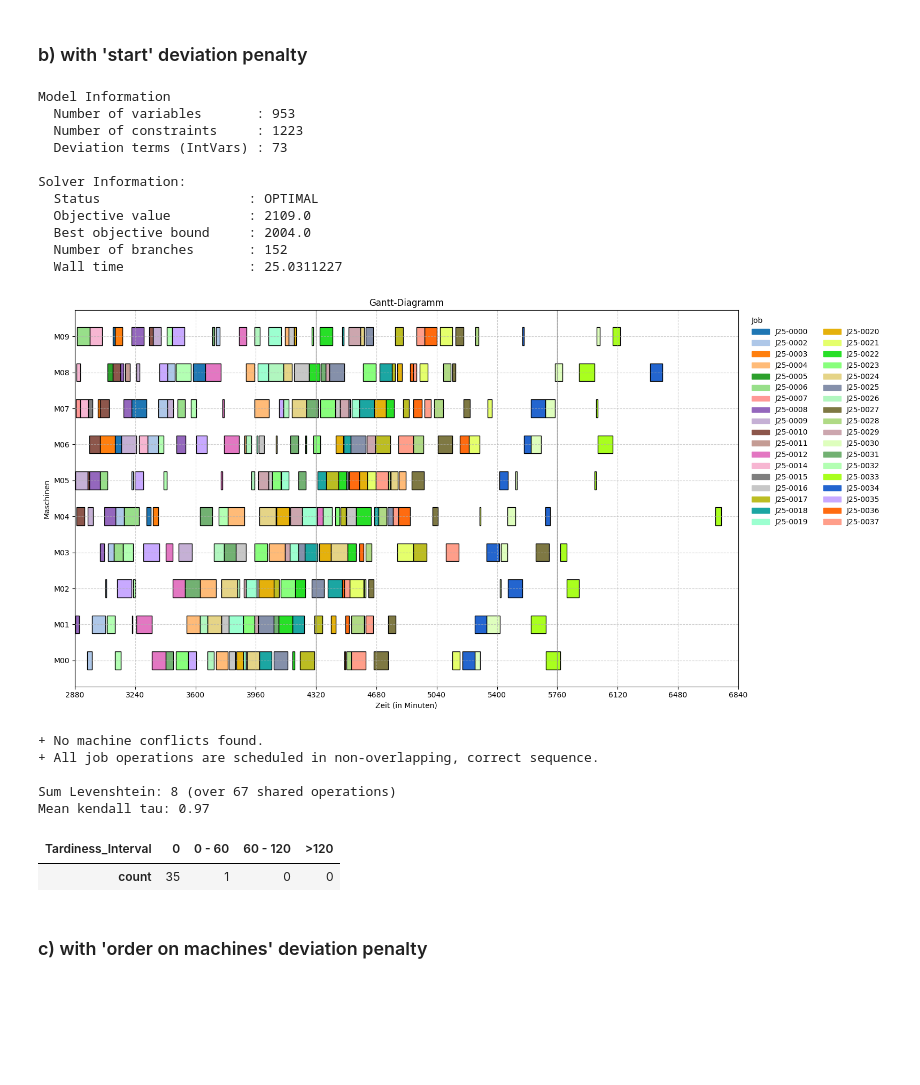
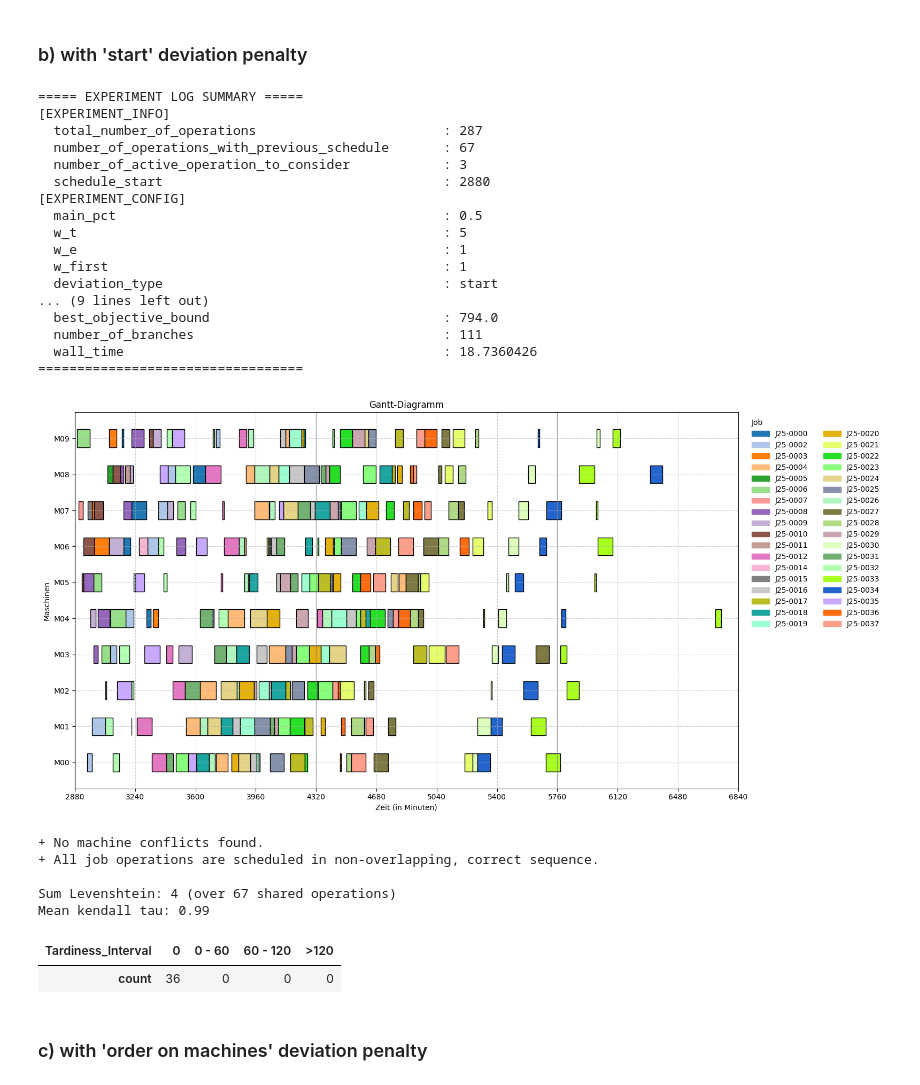
Before and after one commit to konrad-adamski/HTWD_Job-Shop_Scheduling, a Jupyter notebook: notebooks/02_Google_OR-Tools_Constraint_Programming/01_Lateness.ipynb, the cells around one changed output. Drawn from its saved outputs; the diff is of its cells as text; code cells hidden in the pictures; blank space fills up the shorter version.

```diff
--- a/notebooks/02_Google_OR-Tools_Constraint_Programming/01_Lateness.ipynb
+++ b/notebooks/02_Google_OR-Tools_Constraint_Programming/01_Lateness.ipynb
@@ -193,7 +195,7 @@ times_dict
 # %% [markdown]
 ### Schedule
 # %%
-schedule = solve_jssp_lateness_with_start_deviation_minimization(
+schedule, _ = solve_jssp_lateness_with_start_deviation_minimization(
         job_ops=job_ops_dict,
         times_dict=times_dict,
         previous_schedule=None,
@@ -461,52 +457,60 @@ get_jobs_aggregated(df_last_ops_with_metrics, column="Tardiness")
 # %% [markdown]
 ### b) with 'start' deviation penalty
 # %%
-schedule = solve_jssp_lateness_with_start_deviation_minimization(
+schedule, experiment_log = solve_jssp_lateness_with_start_deviation_minimization(
     job_ops=job_ops_dict,
     times_dict=times_dict,
     previous_schedule=previous_schedule,
     active_ops=active_ops,
     w_t=5, w_e=1, w_first=1,
     main_pct=(1/2),                  # 50% Lateness, 50% Deviation
     duration_buffer_factor = 2,
     schedule_start=day_start, msg=False,
     solver_time_limit=max_time, solver_relative_gap_limit=0.05
 )
 
+print_experiment_log(experiment_log)
+
 df_schedule = get_schedule_dframe(schedule)
 gantt.get_plot(df_schedule, perspective="Machine")
 check.check_core_schedule_constraints(df_schedule)
 
 sum_levenshtein = compute_sum_levenshtein_distance(df_previous_schedule, df_schedule, comparison_start_time=day_start)
 mean_kendall_tau = compute_mean_kendall_tau(df_previous_schedule, df_schedule, comparison_start_time=day_start)
 shared_operations_number = get_shared_operations_number(df_previous_schedule, df_schedule, comparison_start_time=day_start)
 print(f"\nSum Levenshtein: {sum_levenshtein} (over {shared_operations_number} shared operations)")
 print(f"Mean kendall tau: {mean_kendall_tau:.2f}")
 # %% [output]
-Model Information
-  Number of variables       : 953
-  Number of constraints     : 1223
-  Deviation terms (IntVars) : 73
-
-Solver Information:
-  Status                   : OPTIMAL
-  Objective value          : 2109.0
-  Best objective bound     : 2004.0
-  Number of branches       : 152
-  Wall time                : 25.0311227
+===== EXPERIMENT LOG SUMMARY =====
+[EXPERIMENT_INFO]
+  total_number_of_operations                        : 287
+  number_of_operations_with_previous_schedule       : 67
+  number_of_active_operation_to_consider            : 3
+  schedule_start                                    : 2880
+[EXPERIMENT_CONFIG]
+  main_pct                                          : 0.5
+  w_t                                               : 5
+  w_e                                               : 1
+  w_first                                           : 1
+  deviation_type                                    : start
+... (9 lines left out)
+  best_objective_bound                              : 794.0
+  number_of_branches                                : 111
+  wall_time                                         : 18.7360426
+==================================
-[figure, old version]
+[figure, new version]
 + No machine conflicts found.
 + All job operations are scheduled in non-overlapping, correct sequence.
 
-Sum Levenshtein: 8 (over 67 shared operations)
-Mean kendall tau: 0.97
+Sum Levenshtein: 4 (over 67 shared operations)
+Mean kendall tau: 0.99
 # %%
 df_schedule_with_times = enrich_schedule_dframe(df_schedule, df_jobs_times_current, on= "Job")
 df_last_ops_with_metrics = get_jobs_with_lateness_metrics(df_schedule_with_times)
 get_jobs_aggregated(df_last_ops_with_metrics, column="Tardiness")
 # %% [output]
 | Tardiness_Interval | 0 | 0 - 60 | 60 - 120 | >120 |
-| count | 35 | 1 | 0 | 0 |
+| count | 36 | 0 | 0 | 0 |
 # %% [markdown]
 ### c) with 'order on machines' deviation penalty
 # %%
```
Also changed, not shown: parts of 24 cells of this notebook, 2 other files.
